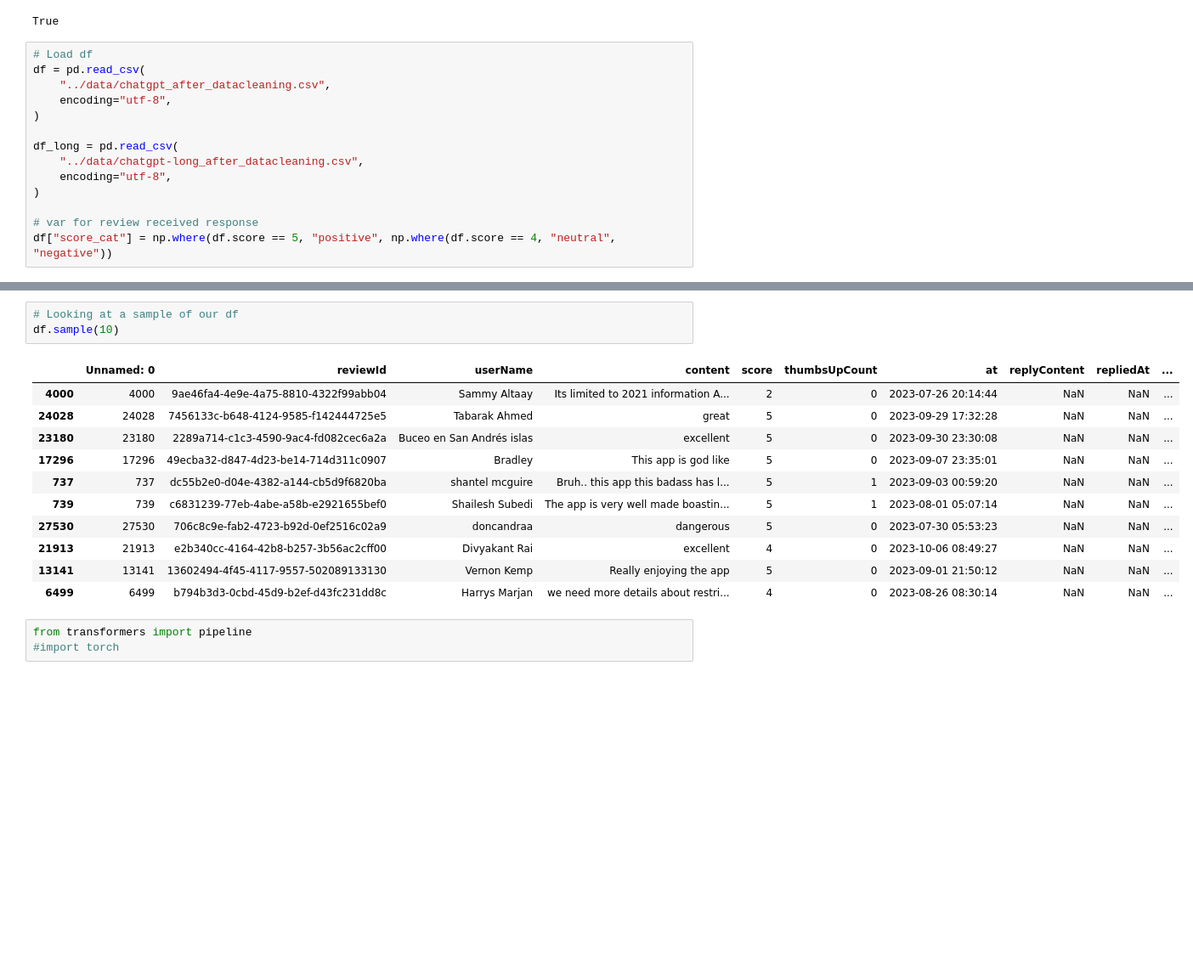
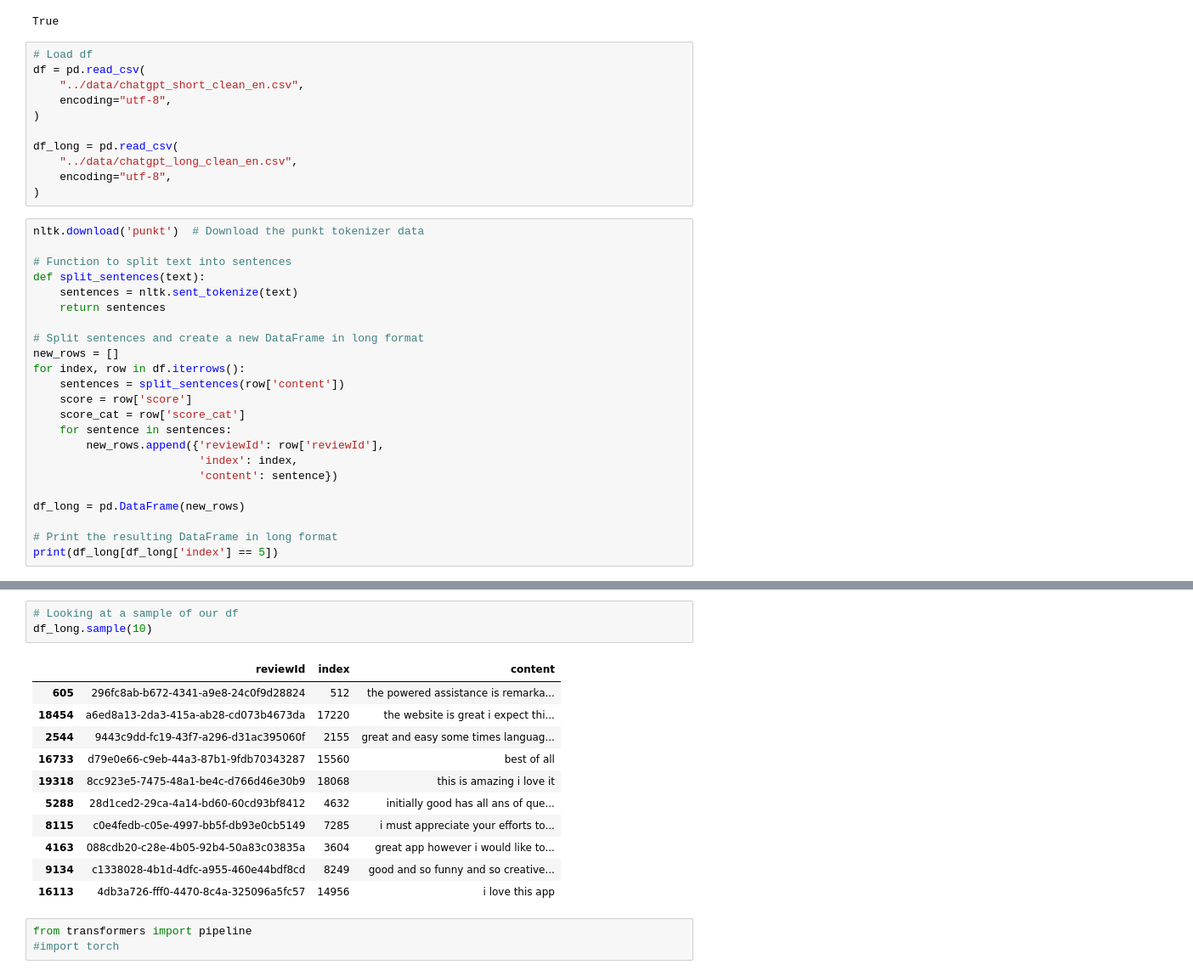
Before and after one commit to dschjanice/capstone_chat-gpt, a Jupyter notebook: notebooks/3_sentiment-zero-shot.ipynb, the cells around one changed output, grey strips where cells are left out. Shown: that part at 85% size. Drawn from its saved outputs; the diff is of its cells as text; blank space fills up the shorter version.

```diff
--- a/notebooks/3_sentiment-zero-shot.ipynb
+++ b/notebooks/3_sentiment-zero-shot.ipynb
@@ -26,14 +26,34 @@ True
 # %%
 # Load df
 df = pd.read_csv(
-    "../data/chatgpt_after_datacleaning.csv",
+    "../data/chatgpt_short_clean_en.csv",
     encoding="utf-8",
 )
 
 df_long = pd.read_csv(
-    "../data/chatgpt-long_after_datacleaning.csv",
+    "../data/chatgpt_long_clean_en.csv",
     encoding="utf-8",
 )
-
-# var for review received response
-df["score_cat"] = np.where(df.score == 5, "positive", np.where(df.score == 4, "neutral", "negative"))
+# %%
+nltk.download('punkt')  # Download the punkt tokenizer data
+
+# Function to split text into sentences
+def split_sentences(text):
+    sentences = nltk.sent_tokenize(text)
+    return sentences
+
+# Split sentences and create a new DataFrame in long format
+new_rows = []
+for index, row in df.iterrows():
+    sentences = split_sentences(row['content'])
+    score = row['score']
+    score_cat = row['score_cat']
+    for sentence in sentences:
+        new_rows.append({'reviewId': row['reviewId'],
+                         'index': index,
+                         'content': sentence})
+
+df_long = pd.DataFrame(new_rows)
+
+# Print the resulting DataFrame in long format
+print(df_long[df_long['index'] == 5])
@@ -40,18 +68,18 @@ df["score_cat"] = np.where(df.score == 5, "positive", np.where(df.score == 4, "n
 # %%
 # Looking at a sample of our df
-df.sample(10)
+df_long.sample(10)
 # %% [output]
-|  | Unnamed: 0 | reviewId | userName | content | score | thumbsUpCount | at | replyContent | repliedAt | ... |
-| 4000 | 4000 | 9ae46fa4-4e9e-4a75-8810-4322f99abb04 | Sammy Altaay | Its limited to 2021 information A... | 2 | 0 | 2023-07-26 20:14:44 | NaN | NaN | ... |
-| 24028 | 24028 | 7456133c-b648-4124-9585-f142444725e5 | Tabarak Ahmed | great | 5 | 0 | 2023-09-29 17:32:28 | NaN | NaN | ... |
-| 23180 | 23180 | 2289a714-c1c3-4590-9ac4-fd082cec6a2a | Buceo en San Andrés islas | excellent | 5 | 0 | 2023-09-30 23:30:08 | NaN | NaN | ... |
-| 17296 | 17296 | 49ecba32-d847-4d23-be14-714d311c0907 | Bradley | This app is god like | 5 | 0 | 2023-09-07 23:35:01 | NaN | NaN | ... |
-| 737 | 737 | dc55b2e0-d04e-4382-a144-cb5d9f6820ba | shantel mcguire | Bruh.. this app this badass has l... | 5 | 1 | 2023-09-03 00:59:20 | NaN | NaN | ... |
-| 739 | 739 | c6831239-77eb-4abe-a58b-e2921655bef0 | Shailesh Subedi | The app is very well made boastin... | 5 | 1 | 2023-08-01 05:07:14 | NaN | NaN | ... |
-| 27530 | 27530 | 706c8c9e-fab2-4723-b92d-0ef2516c02a9 | doncandraa | dangerous | 5 | 0 | 2023-07-30 05:53:23 | NaN | NaN | ... |
-| 21913 | 21913 | e2b340cc-4164-42b8-b257-3b56ac2cff00 | Divyakant Rai | excellent | 4 | 0 | 2023-10-06 08:49:27 | NaN | NaN | ... |
-| 13141 | 13141 | 13602494-4f45-4117-9557-502089133130 | Vernon Kemp | Really enjoying the app | 5 | 0 | 2023-09-01 21:50:12 | NaN | NaN | ... |
-| 6499 | 6499 | b794b3d3-0cbd-45d9-b2ef-d43fc231dd8c | Harrys Marjan | we need more details about restri... | 4 | 0 | 2023-08-26 08:30:14 | NaN | NaN | ... |
+|  | reviewId | index | content |
+| 605 | 296fc8ab-b672-4341-a9e8-24c0f9d28824 | 512 | the powered assistance is remarka... |
+| 18454 | a6ed8a13-2da3-415a-ab28-cd073b4673da | 17220 | the website is great i expect thi... |
+| 2544 | 9443c9dd-fc19-43f7-a296-d31ac395060f | 2155 | great and easy some times languag... |
+| 16733 | d79e0e66-c9eb-44a3-87b1-9fdb70343287 | 15560 | best of all |
+| 19318 | 8cc923e5-7475-48a1-be4c-d766d46e30b9 | 18068 | this is amazing i love it |
+| 5288 | 28d1ced2-29ca-4a14-bd60-60cd93bf8412 | 4632 | initially good has all ans of que... |
+| 8115 | c0e4fedb-c05e-4997-bb5f-db93e0cb5149 | 7285 | i must appreciate your efforts to... |
+| 4163 | 088cdb20-c28e-4b05-92b4-50a83c03835a | 3604 | great app however i would like to... |
+| 9134 | c1338028-4b1d-4dfc-a955-460e44bdf8cd | 8249 | good and so funny and so creative... |
+| 16113 | 4db3a726-fff0-4470-8c4a-325096a5fc57 | 14956 | i love this app |
 # %%
 from transformers import pipeline
 #import torch
```
Also changed, not shown: parts of 44 cells of this notebook, 6 other files.
